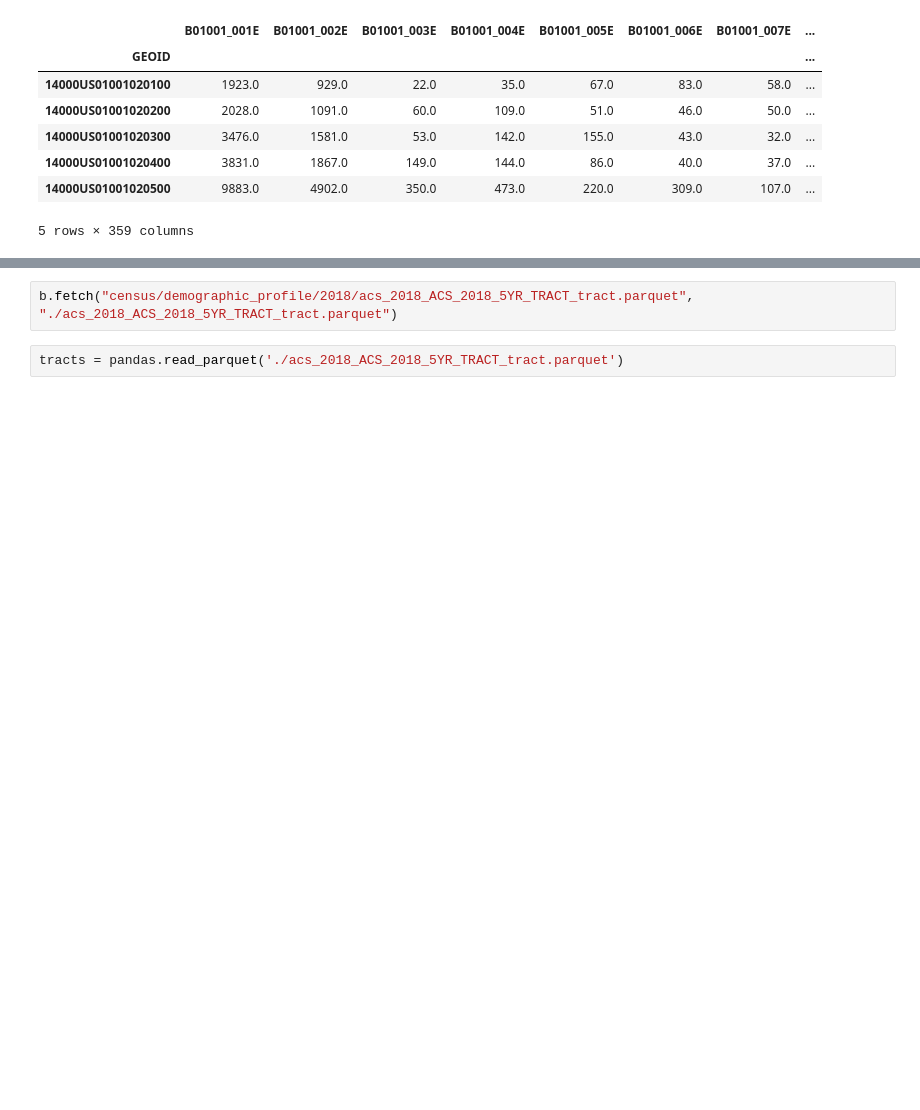
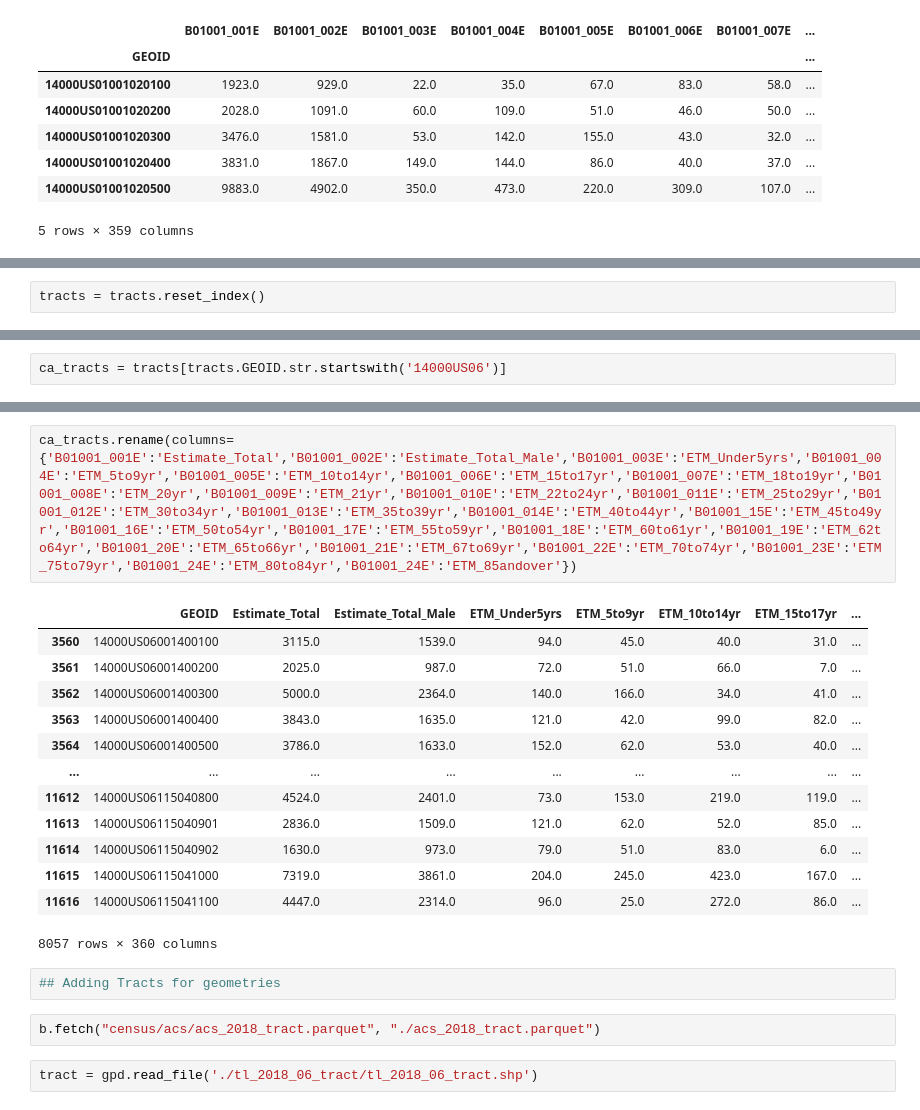
Before and after one commit to nnasr001/PBPL280S21Project1, a Jupyter notebook: Demographics.ipynb, the cells around one changed output, grey strips where cells are left out. Drawn from its saved outputs; the diff is of its cells as text; blank space fills up the shorter version.

Commit message:
Columns edit

```diff
--- a/Demographics.ipynb
+++ b/Demographics.ipynb
@@ -36,0 +50,2 @@ tracts.head()
+# %%
+tracts = tracts.reset_index()
@@ -36,0 +65,2 @@ tracts.head()
+# %%
+ca_tracts = tracts[tracts.GEOID.str.startswith('14000US06')]
@@ -37,5 +77,23 @@ tracts.head()
+# %%
+ca_tracts.rename(columns={'B01001_001E':'Estimate_Total','B01001_002E':'Estimate_Total_Male','B01001_003E':'ETM_Under5yrs','B01001_004E':'ETM_5to9yr','B01001_005E':'ETM_10to14yr','B01001_006E':'ETM_15to17yr','B01001_007E':'ETM_18to19yr','B01001_008E':'ETM_20yr','B01001_009E':'ETM_21yr','B01001_010E':'ETM_22to24yr','B01001_011E':'ETM_25to29yr','B01001_012E':'ETM_30to34yr','B01001_013E':'ETM_35to39yr','B01001_014E':'ETM_40to44yr','B01001_15E':'ETM_45to49yr','B01001_16E':'ETM_50to54yr','B01001_17E':'ETM_55to59yr','B01001_18E':'ETM_60to61yr','B01001_19E':'ETM_62to64yr','B01001_20E':'ETM_65to66yr','B01001_21E':'ETM_67to69yr','B01001_22E':'ETM_70to74yr','B01001_23E':'ETM_75to79yr','B01001_24E':'ETM_80to84yr','B01001_24E':'ETM_85andover'})
+# %% [output]
+|  | GEOID | Estimate_Total | Estimate_Total_Male | ETM_Under5yrs | ETM_5to9yr | ETM_10to14yr | ETM_15to17yr | ... |
+| 3560 | 14000US06001400100 | 3115.0 | 1539.0 | 94.0 | 45.0 | 40.0 | 31.0 | ... |
+| 3561 | 14000US06001400200 | 2025.0 | 987.0 | 72.0 | 51.0 | 66.0 | 7.0 | ... |
+| 3562 | 14000US06001400300 | 5000.0 | 2364.0 | 140.0 | 166.0 | 34.0 | 41.0 | ... |
+| 3563 | 14000US06001400400 | 3843.0 | 1635.0 | 121.0 | 42.0 | 99.0 | 82.0 | ... |
+| 3564 | 14000US06001400500 | 3786.0 | 1633.0 | 152.0 | 62.0 | 53.0 | 40.0 | ... |
+| ... | ... | ... | ... | ... | ... | ... | ... | ... |
+| 11612 | 14000US06115040800 | 4524.0 | 2401.0 | 73.0 | 153.0 | 219.0 | 119.0 | ... |
+| 11613 | 14000US06115040901 | 2836.0 | 1509.0 | 121.0 | 62.0 | 52.0 | 85.0 | ... |
+| 11614 | 14000US06115040902 | 1630.0 | 973.0 | 79.0 | 51.0 | 83.0 | 6.0 | ... |
+| 11615 | 14000US06115041000 | 7319.0 | 3861.0 | 204.0 | 245.0 | 423.0 | 167.0 | ... |
+| 11616 | 14000US06115041100 | 4447.0 | 2314.0 | 96.0 | 25.0 | 272.0 | 86.0 | ... |
+8057 rows × 360 columns
+# %%
+## Adding Tracts for geometries
 # %%
-b.fetch("census/demographic_profile/2018/acs_2018_ACS_2018_5YR_TRACT_tract.parquet", "./acs_2018_ACS_2018_5YR_TRACT_tract.parquet")
+b.fetch("census/acs/acs_2018_tract.parquet", "./acs_2018_tract.parquet")
-# %%
-tracts = pandas.read_parquet('./acs_2018_ACS_2018_5YR_TRACT_tract.parquet')
+# %%
+tract = gpd.read_file('./tl_2018_06_tract/tl_2018_06_tract.shp')
 # %%
```
Also changed, not shown: parts of 11 cells of this notebook.
